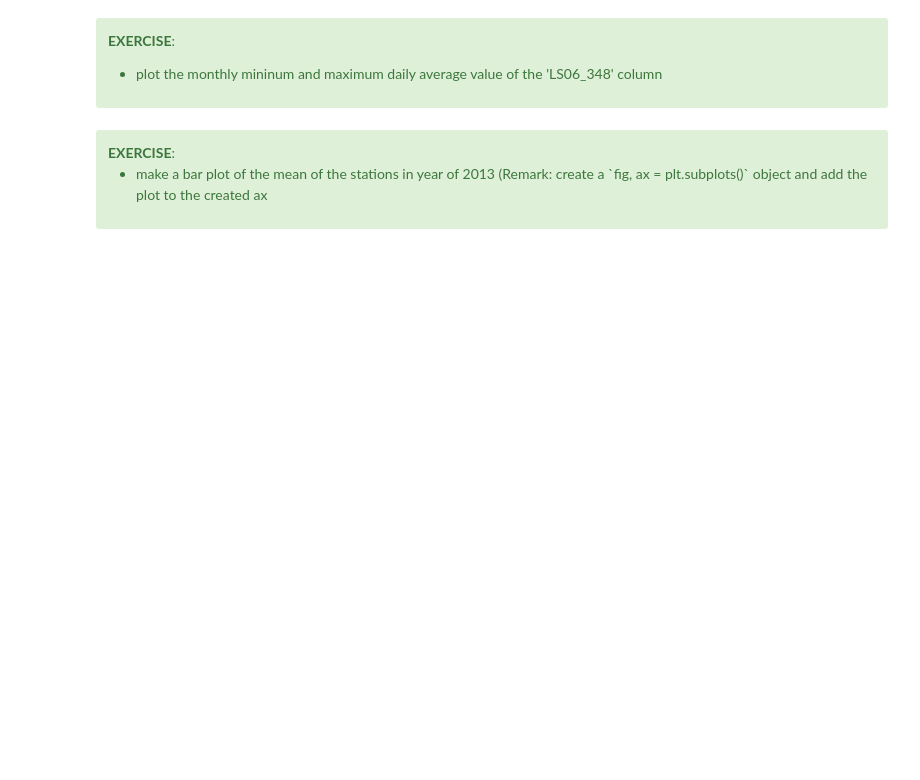
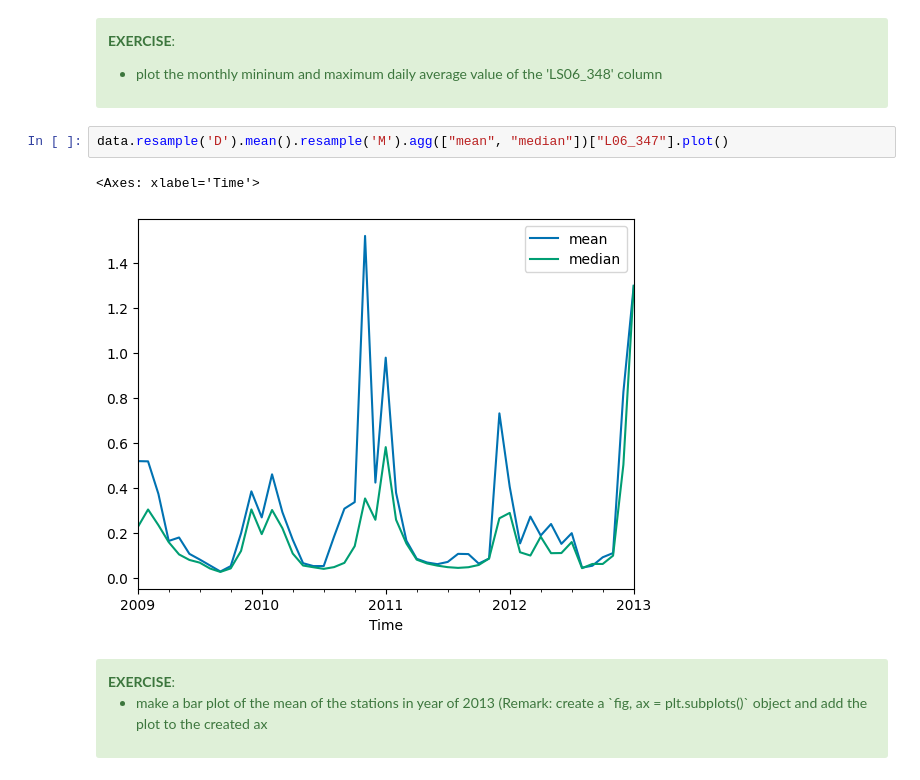
Before and after one commit to MariusAAROS/IPP-Datacamp, a Jupyter notebook: 01_pandas/01-pandas_overview.ipynb, the cells around one changed output. Saved outputs shown, nothing was run; the diff lists cells and outputs as text; blank space fills up the shorter version.

```diff
--- a/01_pandas/01-pandas_overview.ipynb
+++ b/01_pandas/01-pandas_overview.ipynb
@@ -1550,6 +1657,11 @@ data.resample('A').mean().plot()
   <li>plot the monthly mininum and maximum daily average value of the 'LS06_348' column</li>
 </ul>
 </div>
+# %%
+data.resample('D').mean().resample('M').agg(["mean", "median"])["L06_347"].plot()
+# %% [output]
+<Axes: xlabel='Time'>
+[figure, added]
 # %% [markdown]
 <div class="alert alert-success">
 <b>EXERCISE</b>:
```
Also changed, not shown: parts of 37 cells of this notebook.
